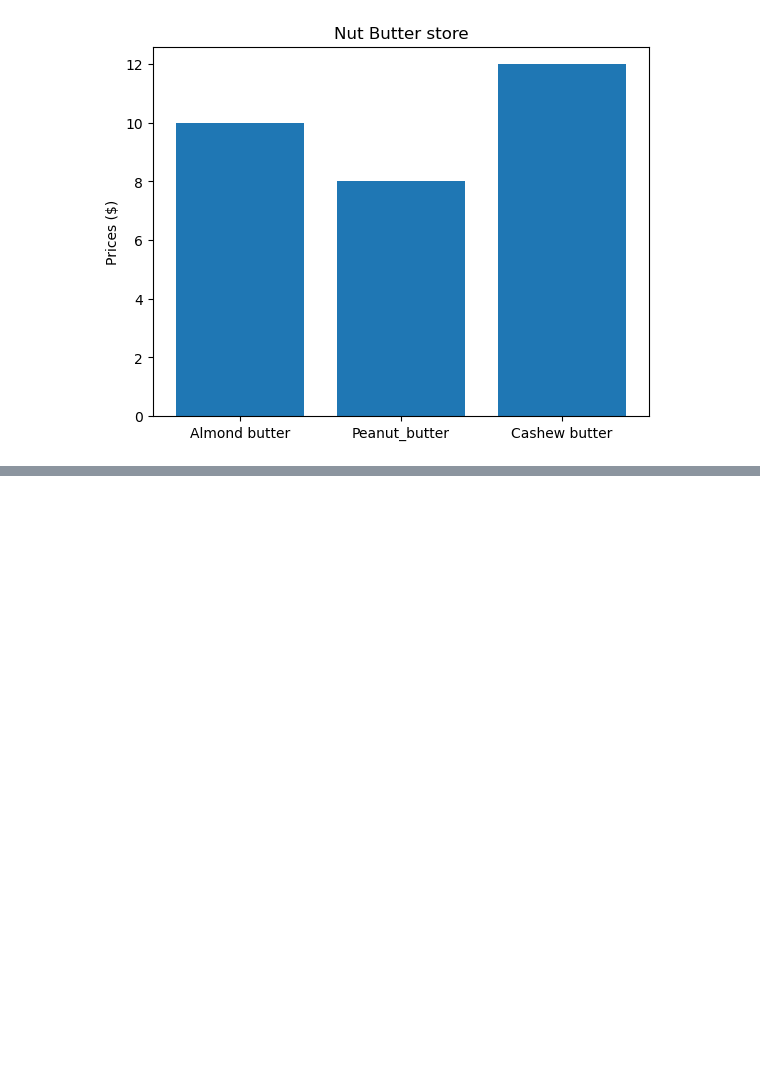
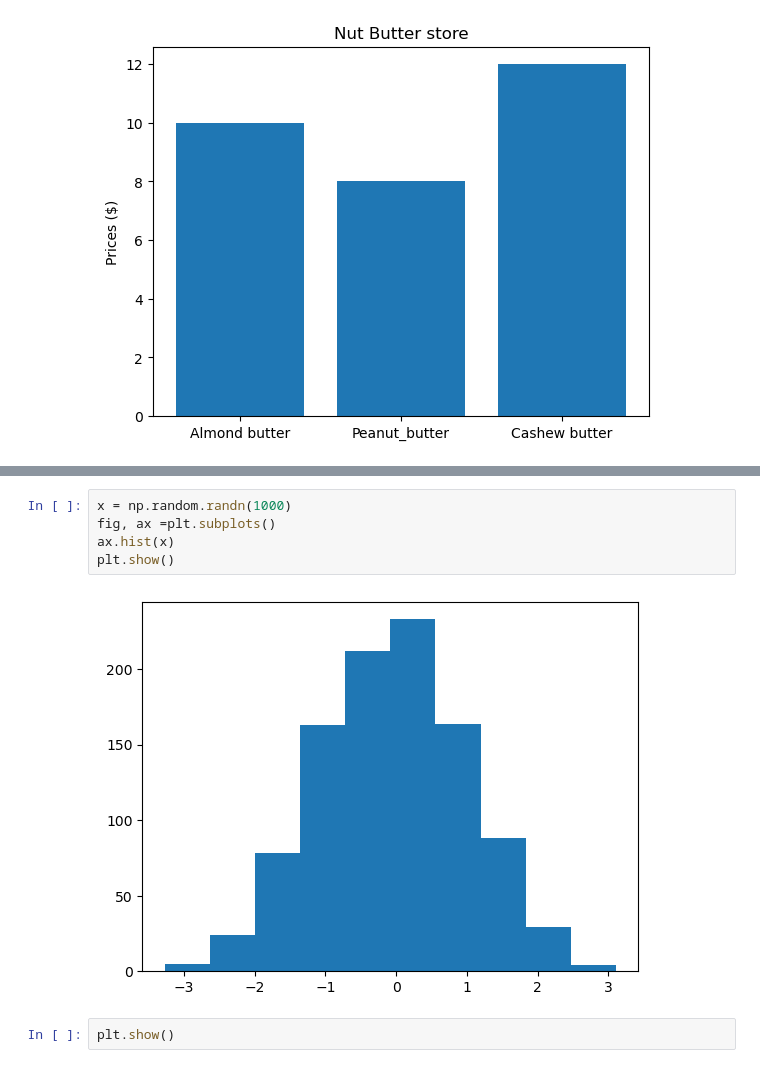
Before and after one commit to kavete/machine_learning_course, a Jupyter notebook: introduction_to_matplotlib.ipynb, the cells around one changed output, grey strips where cells are left out. Cells and saved outputs as stored; diff of their text form; blank space fills up the shorter version.

```diff
--- a/introduction_to_matplotlib.ipynb
+++ b/introduction_to_matplotlib.ipynb
@@ -114,0 +124,9 @@ plt.show()
+# %%
+x = np.random.randn(1000)
+fig, ax =plt.subplots()
+ax.hist(x)
+plt.show()
+# %% [output]
+[figure, added]
+# %%
+plt.show()
```
Also changed, not shown: parts of 55 cells of this notebook, 3 other files.
